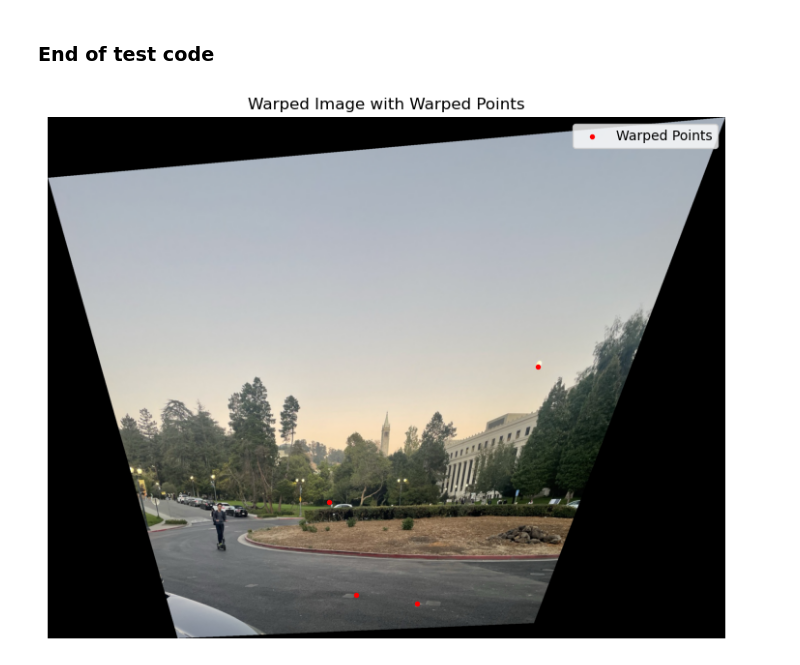
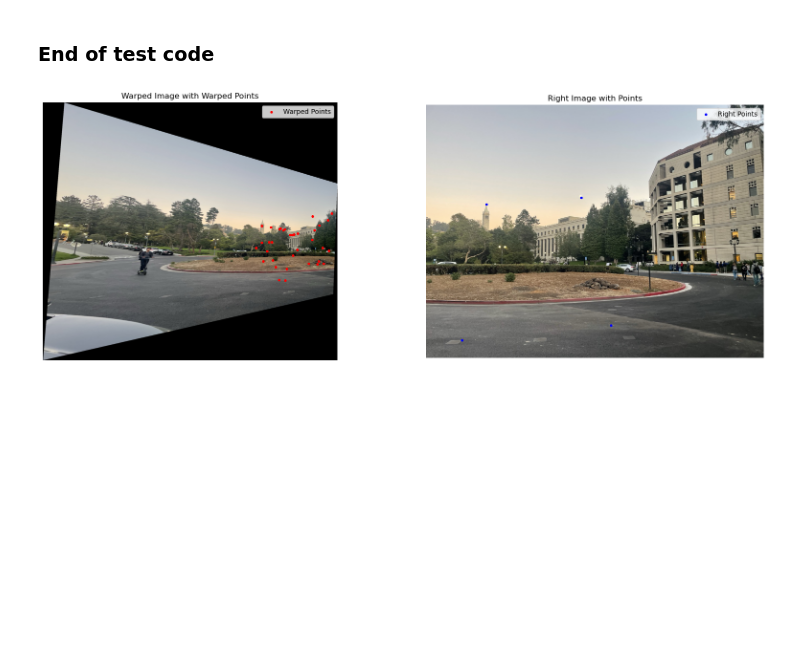
Before and after one commit to filipbagen/cs-180, a Jupyter notebook: p4-image-warping-and-mosaicing/code/4b.ipynb, the cells around one changed output. Cells and saved outputs as stored; diff of their text form; code cells hidden in the pictures; blank space fills up the shorter version.

```diff
--- a/p4-image-warping-and-mosaicing/code/4b.ipynb
+++ b/p4-image-warping-and-mosaicing/code/4b.ipynb
@@ -354,7 +358,7 @@ def plot_selected_points(image_left, image_right, selected_im1_pts, selected_im2
     plt.show()
 
 # Example usage
-indices_to_pick = [25, 23, 40, 50]  # Indices of matches to select
+indices_to_pick = [16, 40, 18, 25]  # Indices of matches to select
 im1_pts, im2_pts = select_points_by_index(matches, suppressed_coords_left, suppressed_coords_right, indices_to_pick)
 
 # Plot selected points on both images
@@ -379,21 +377,30 @@ Computed Homography Matrix:
 ### End of test code
 # %%
 # Warp the image
-image_left_warped, min_x, min_y = warpImage(image_left, best_H)
+image_left_warped, min_x, min_y = warpImage(image_left, final_H)
 
 # Warp the points
-warped_points = warpPoints(im1_pts, best_H, min_x, min_y)
+warped_points = warpPoints(best_im1_pts, final_H, min_x, min_y)
 # %%
-plt.figure(figsize=(10, 7))
+plt.figure(figsize=(20, 7))
 
-# Display the warped image
+# Display the warped image on the left
+plt.subplot(1, 2, 1)
 plt.imshow(image_left_warped, cmap='gray')
 plt.scatter(warped_points[:, 0], warped_points[:, 1], c='r', s=8, label='Warped Points')
-
 plt.legend()
 plt.title('Warped Image with Warped Points')
 plt.axis('off')
+
+# Display the right image on the right
+plt.subplot(1, 2, 2)
+plt.imshow(image_right, cmap='gray')
+plt.scatter(im2_pts[:, 0], im2_pts[:, 1], c='b', s=8, label='Right Points')
+plt.legend()
+plt.title('Right Image with Points')
+plt.axis('off')
+
 plt.show()
 # %% [output]
-[figure, old version]
+[figure, new version]
 # %%
```
Also changed, not shown: parts of 11 cells of this notebook.
